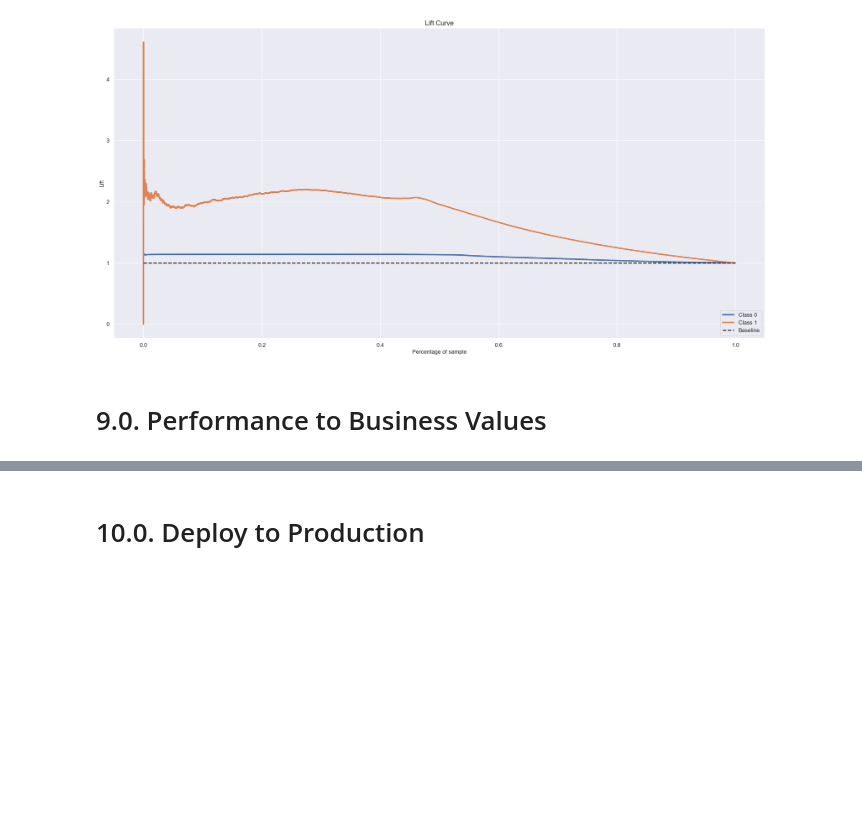
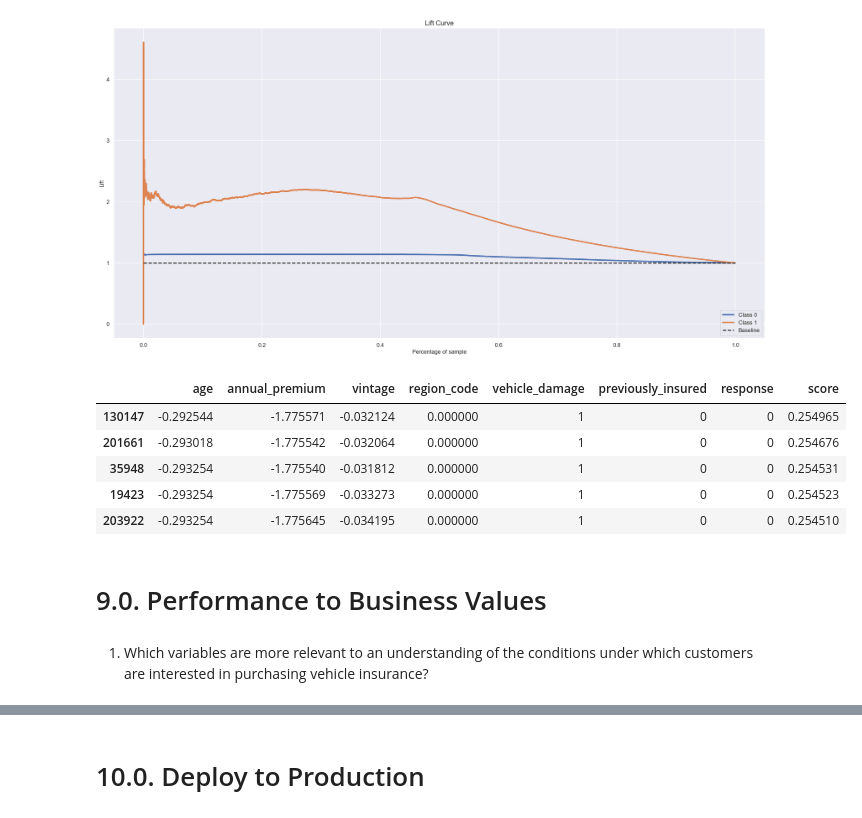
Before and after one commit to pgdemiranda/health_insurance-cs, a Jupyter notebook: notebooks/1.0.pgdm.health_insurance_cs.ipynb, the cells around one changed output, grey strips where cells are left out. Drawn from its saved outputs; the diff is of its cells as text; code cells hidden in the pictures; blank space fills up the shorter version.

```diff
--- a/notebooks/1.0.pgdm.health_insurance_cs.ipynb
+++ b/notebooks/1.0.pgdm.health_insurance_cs.ipynb
@@ -946,5 +952,22 @@ skplt.metrics.plot_cumulative_gain(y_test, yhat_lr_t);
 skplt.metrics.plot_lift_curve(y_test, yhat_lr_t);
 # %% [output]
 [figure]
+# %%
+df8 = X_test.copy()
+df8['response'] = y_test.copy()
+
+# Non-tuned lr model is better for this problem
+df8['score'] = yhat_lr[:, 1].tolist()
+
+df8 = df8.sort_values('score', ascending = False)
+
+df8.head()
+# %% [output]
+|  | age | annual_premium | vintage | region_code | vehicle_damage | previously_insured | response | score |
+| 130147 | -0.292544 | -1.775571 | -0.032124 | 0.000000 | 1 | 0 | 0 | 0.254965 |
+| 201661 | -0.293018 | -1.775542 | -0.032064 | 0.000000 | 1 | 0 | 0 | 0.254676 |
+| 35948 | -0.293254 | -1.775540 | -0.031812 | 0.000000 | 1 | 0 | 0 | 0.254531 |
+| 19423 | -0.293254 | -1.775569 | -0.033273 | 0.000000 | 1 | 0 | 0 | 0.254523 |
+| 203922 | -0.293254 | -1.775645 | -0.034195 | 0.000000 | 1 | 0 | 0 | 0.254510 |
 # %% [markdown]
 # 9.0. Performance to Business Values
@@ -950,0 +976,2 @@ skplt.metrics.plot_lift_curve(y_test, yhat_lr_t);
+# %% [markdown]
+1. Which variables are more relevant to an understanding of the conditions under which customers are interested in purchasing vehicle insurance?
```
Also changed, not shown: parts of 24 cells of this notebook.
